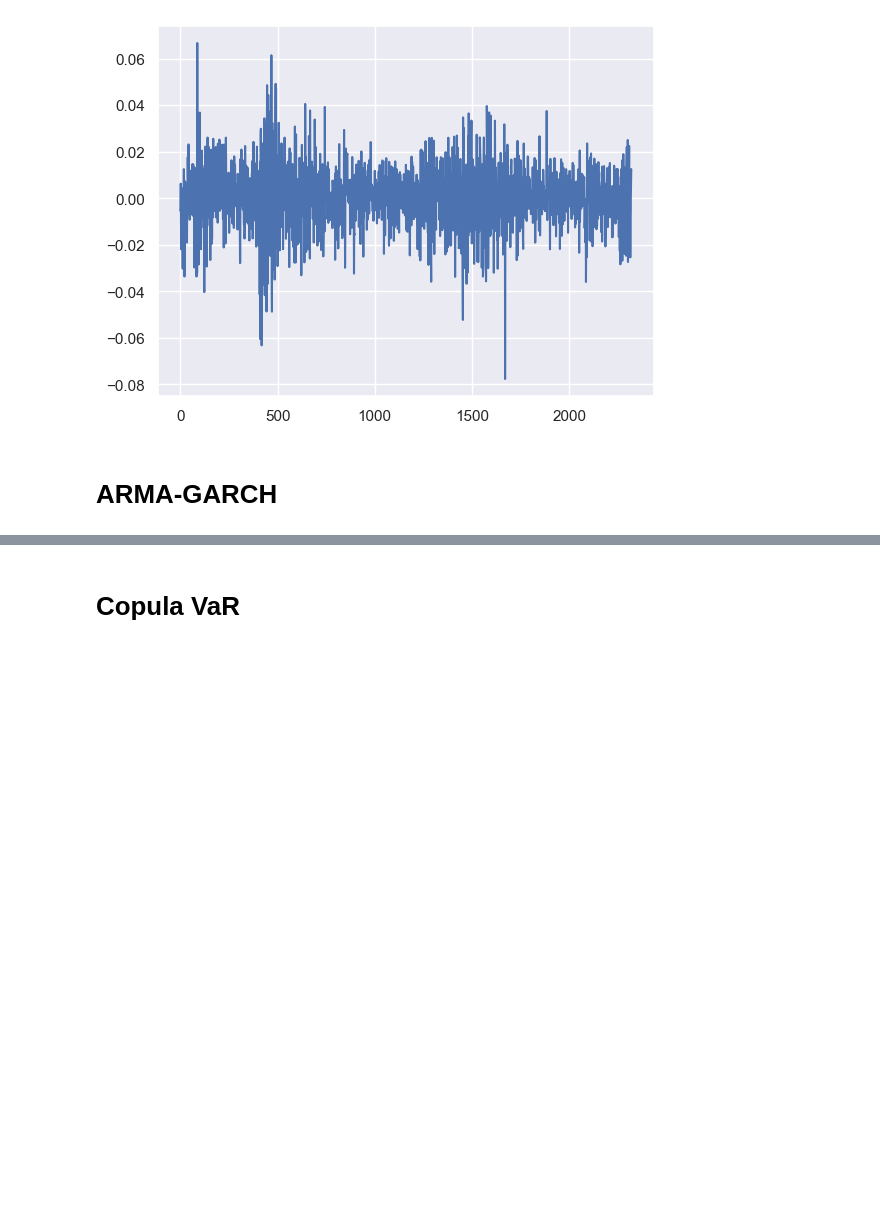
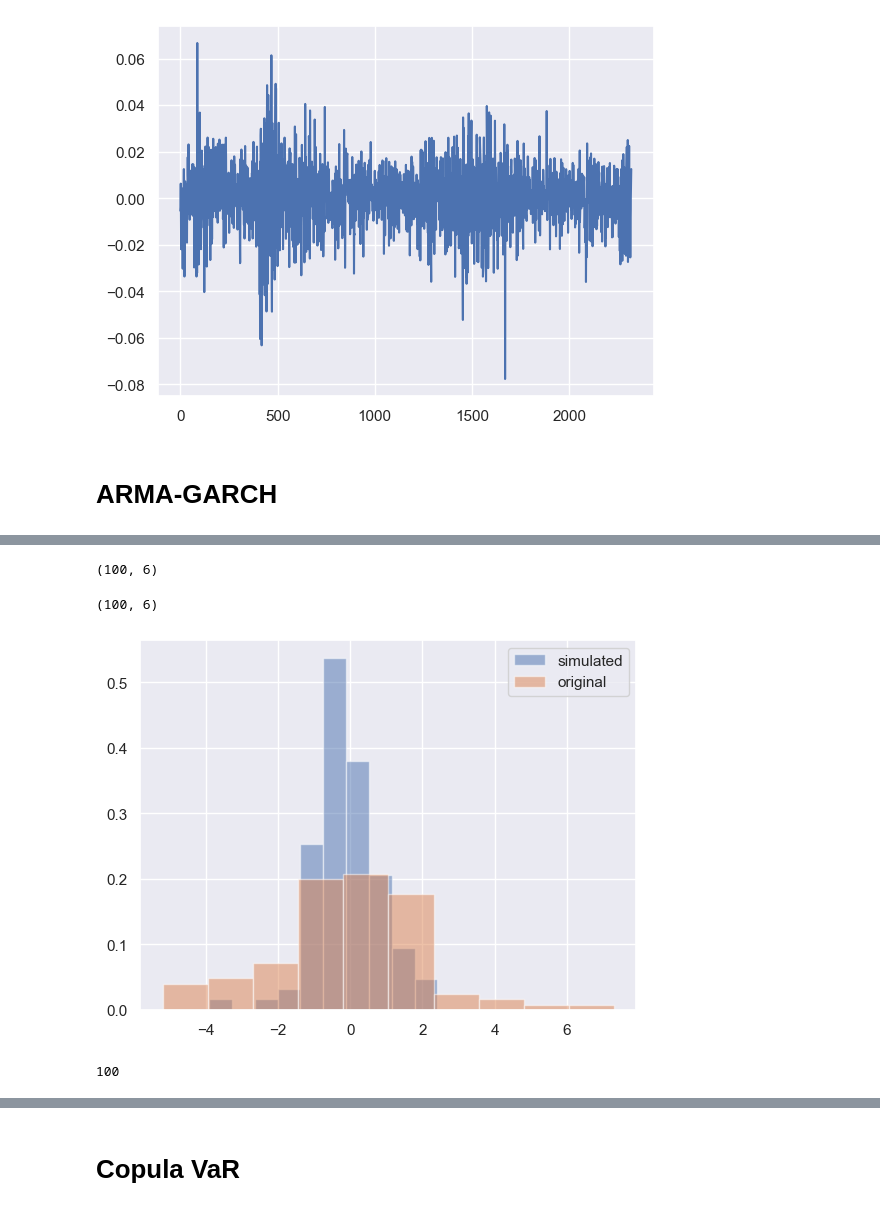
Before and after one commit to memlein/Copula-GARCH-for-Value-at-Risk-Prediction, a Jupyter notebook: VaR.ipynb, the cells around one changed output, grey strips where cells are left out. Saved outputs shown, nothing was run; the diff lists cells and outputs as text; code cells hidden in the pictures; blank space fills up the shorter version.

```diff
--- a/VaR.ipynb
+++ b/VaR.ipynb
@@ -144,0 +157,16 @@ garch_results
+# %%
+u = am.distribution.cdf(garch_results, parameters=[res.params["eta"], res.params["lambda"]])
+# %%
+cop = pv.Vinecop(u)
+# %%
+sim = cop.simulate(100)
+# %%
+sim.shape
+# %% [output]
+(100, 6)
+# %%
+new_res = am.distribution.ppf(sim, parameters=[res.params["eta"], res.params["lambda"]])
+# %%
+new_res.shape
+# %% [output]
+(100, 6)
@@ -144,0 +175,12 @@ garch_results
+# %%
+bins = np.linspace(-10, 10, 100)
+plt.hist(new_res[:,0], alpha=0.5, label='simulated', density=True)
+plt.hist(garch_results.iloc[0:100,0], alpha=0.5, label='original', density=True)
+plt.legend(loc='upper right')
+plt.show()
+# %% [output]
+[figure, added]
+# %%
+new_res[:,0].size
+# %% [output]
+100
```
Also changed, not shown: parts of 18 cells of this notebook.
